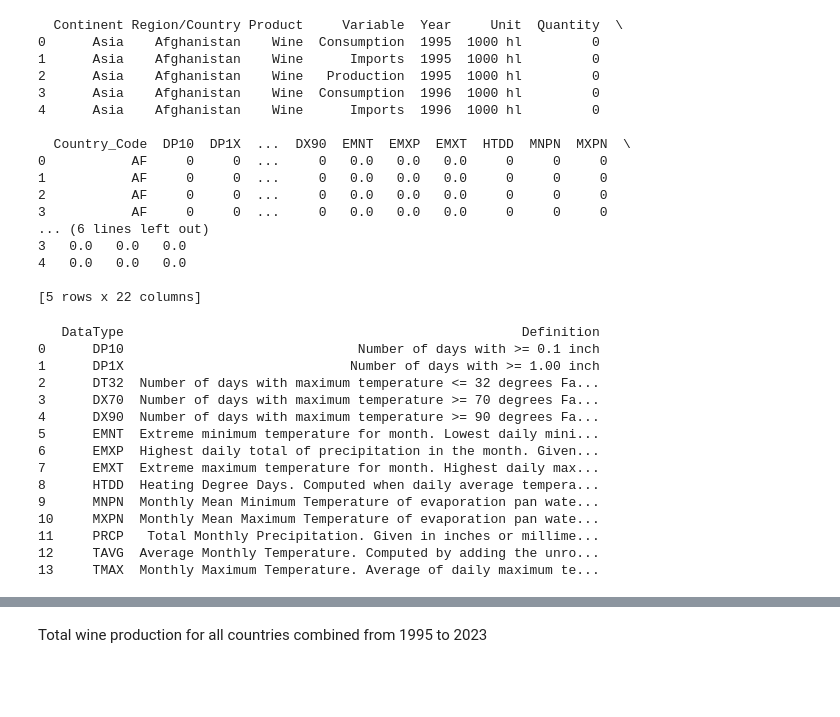
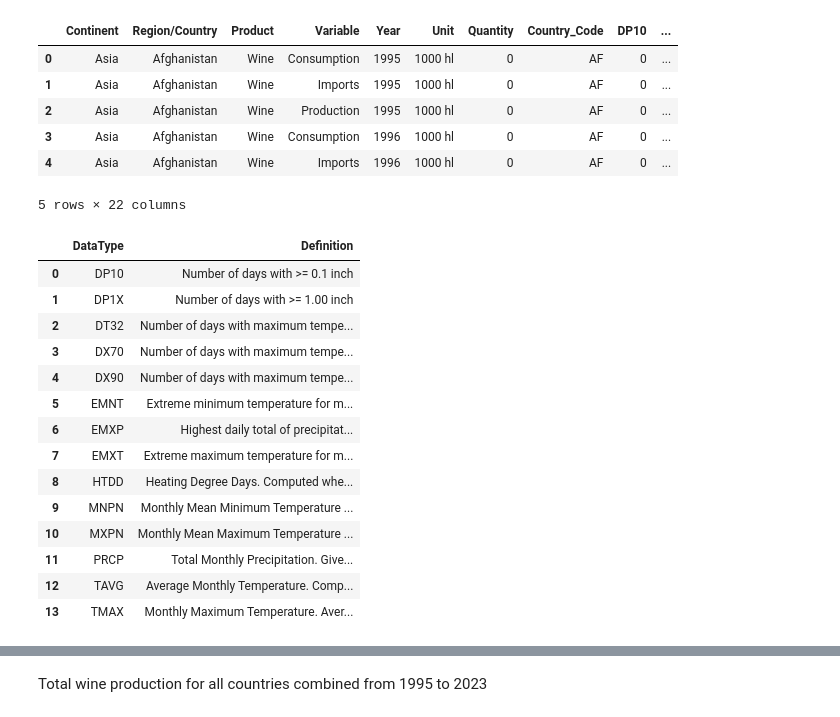
Before and after one commit to omomadcat/Viticulture, a Jupyter notebook: Wine_Project_Solution_main.ipynb, the cells around one changed output, grey strips where cells are left out. Drawn from its saved outputs; the diff is of its cells as text; code cells hidden in the pictures; blank space fills up the shorter version.

Commit message:
clean dataframe prints

```diff
--- a/Wine_Project_Solution_main.ipynb
+++ b/Wine_Project_Solution_main.ipynb
@@ -11,28 +11,18 @@ import plotly.express as px
 # %%
 # Step 1: Load data from Excel file
 file_path = r'Resources/Wine_Country_Weather_Data_adj.xlsx'
 wine_country_weather_data_df = pd.read_excel(file_path, sheet_name='Table')
 
 # Step 2: Display the first few rows of the DataFrame to verify loading
-print(wine_country_weather_data_df.head())
+wine_country_weather_data_df.head()
 # %% [output]
+|  | Continent | Region/Country | Product | Variable | Year | Unit | Quantity | Country_Code | DP10 | ... |
+| 0 | Asia | Afghanistan | Wine | Consumption | 1995 | 1000 hl | 0 | AF | 0 | ... |
+| 1 | Asia | Afghanistan | Wine | Imports | 1995 | 1000 hl | 0 | AF | 0 | ... |
+| 2 | Asia | Afghanistan | Wine | Production | 1995 | 1000 hl | 0 | AF | 0 | ... |
+| 3 | Asia | Afghanistan | Wine | Consumption | 1996 | 1000 hl | 0 | AF | 0 | ... |
+| 4 | Asia | Afghanistan | Wine | Imports | 1996 | 1000 hl | 0 | AF | 0 | ... |
-  Continent Region/Country Product     Variable  Year     Unit  Quantity  \
-0      Asia    Afghanistan    Wine  Consumption  1995  1000 hl         0
-1      Asia    Afghanistan    Wine      Imports  1995  1000 hl         0
-2      Asia    Afghanistan    Wine   Production  1995  1000 hl         0
-3      Asia    Afghanistan    Wine  Consumption  1996  1000 hl         0
-4      Asia    Afghanistan    Wine      Imports  1996  1000 hl         0
-
-  Country_Code  DP10  DP1X  ...  DX90  EMNT  EMXP  EMXT  HTDD  MNPN  MXPN  \
-0           AF     0     0  ...     0   0.0   0.0   0.0     0     0     0
-1           AF     0     0  ...     0   0.0   0.0   0.0     0     0     0
-2           AF     0     0  ...     0   0.0   0.0   0.0     0     0     0
-3           AF     0     0  ...     0   0.0   0.0   0.0     0     0     0
-... (6 lines left out)
-3   0.0   0.0   0.0
-4   0.0   0.0   0.0
-
-[5 rows x 22 columns]
+5 rows × 22 columns
 # %%
 # Load data from Excel file
 file_path = r'Resources/Wine_Country_Weather_Data_adj.xlsx'
@@ -42,23 +32,23 @@ glossary_df = pd.read_excel(file_path, sheet_name='Glossary')
 pd.set_option('display.max_colwidth', 60)
 
 # Display the first few rows of the glossary dataframe
-print(glossary_df)
+glossary_df
 # %% [output]
-   DataType                                                   Definition
-0      DP10                              Number of days with >= 0.1 inch
-1      DP1X                             Number of days with >= 1.00 inch
-2      DT32  Number of days with maximum temperature <= 32 degrees Fa...
-3      DX70  Number of days with maximum temperature >= 70 degrees Fa...
-4      DX90  Number of days with maximum temperature >= 90 degrees Fa...
-5      EMNT  Extreme minimum temperature for month. Lowest daily mini...
-6      EMXP  Highest daily total of precipitation in the month. Given...
-7      EMXT  Extreme maximum temperature for month. Highest daily max...
-8      HTDD  Heating Degree Days. Computed when daily average tempera...
-9      MNPN  Monthly Mean Minimum Temperature of evaporation pan wate...
-10     MXPN  Monthly Mean Maximum Temperature of evaporation pan wate...
-11     PRCP   Total Monthly Precipitation. Given in inches or millime...
-12     TAVG  Average Monthly Temperature. Computed by adding the unro...
-13     TMAX  Monthly Maximum Temperature. Average of daily maximum te...
+|  | DataType | Definition |
+| 0 | DP10 | Number of days with >= 0.1 inch |
+| 1 | DP1X | Number of days with >= 1.00 inch |
+| 2 | DT32 | Number of days with maximum tempe... |
+| 3 | DX70 | Number of days with maximum tempe... |
+| 4 | DX90 | Number of days with maximum tempe... |
+| 5 | EMNT | Extreme minimum temperature for m... |
+| 6 | EMXP | Highest daily total of precipitat... |
+| 7 | EMXT | Extreme maximum temperature for m... |
+| 8 | HTDD | Heating Degree Days. Computed whe... |
+| 9 | MNPN | Monthly Mean Minimum Temperature ... |
+| 10 | MXPN | Monthly Mean Maximum Temperature ... |
+| 11 | PRCP | Total Monthly Precipitation. Give... |
+| 12 | TAVG | Average Monthly Temperature. Comp... |
+| 13 | TMAX | Monthly Maximum Temperature. Aver... |
 # %%
 # Convert quantity from 1000hl to gallons
 # Assuming the quantity column is named 'quantity' and it is in '1000hl'
```
Also changed, not shown: parts of 1 cell of this notebook.
